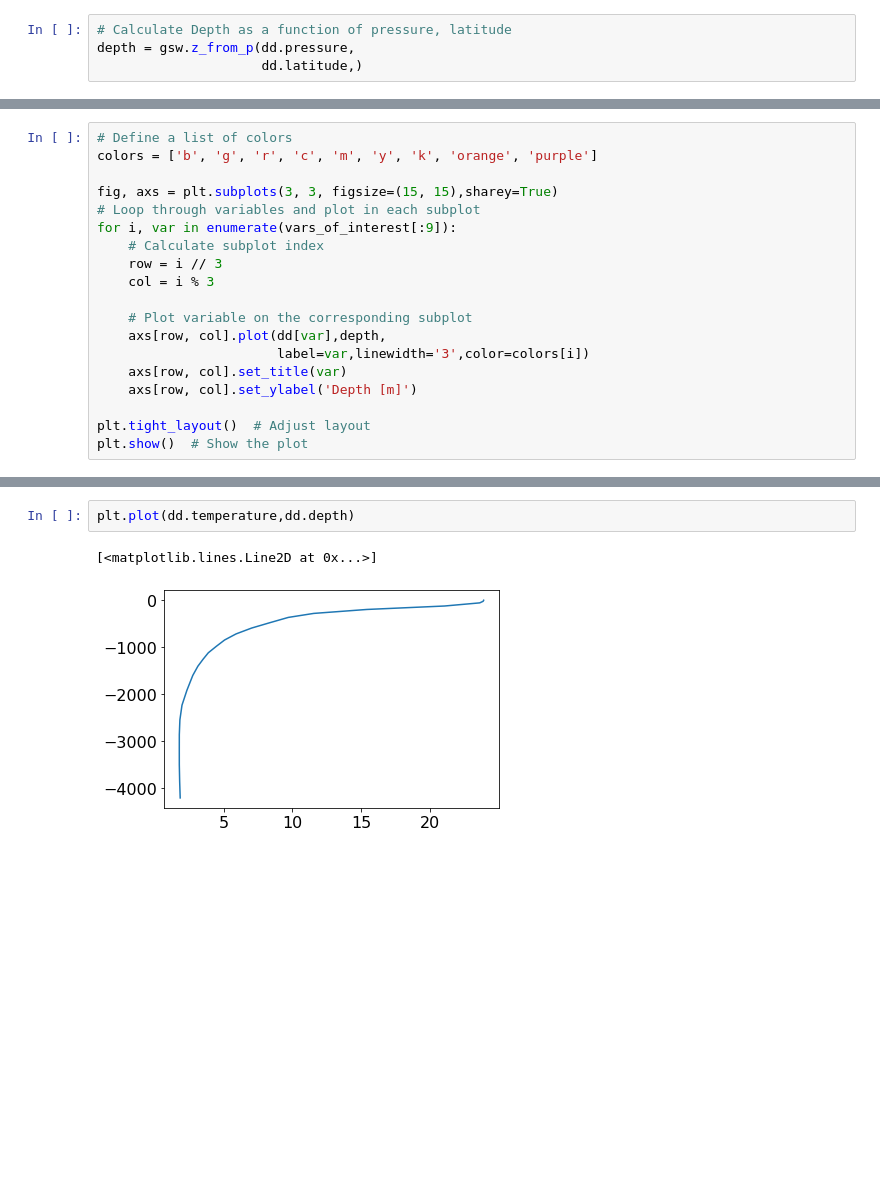
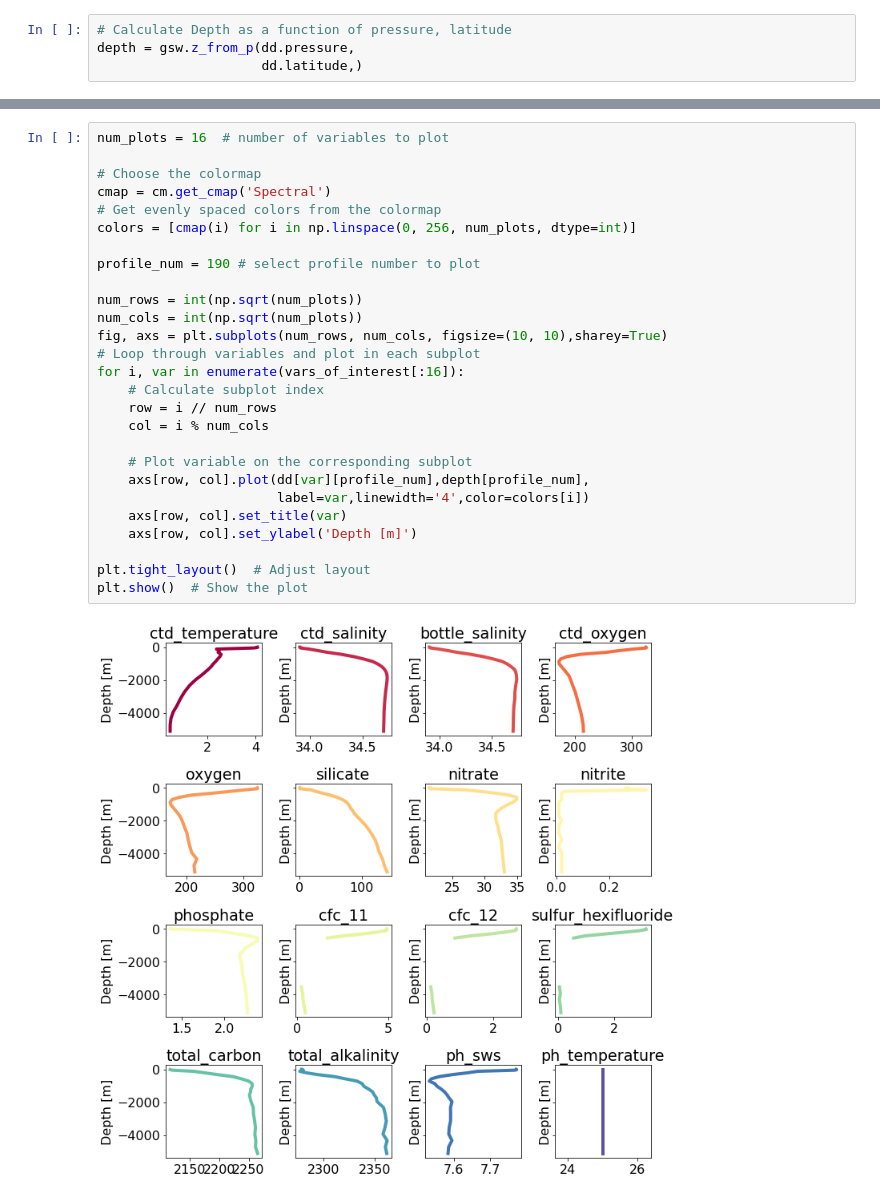
Before and after one commit to cchdo/demo_notebooks, a Jupyter notebook: explore_go-ship_bottle.ipynb, the cells around one changed output, grey strips where cells are left out. Drawn from its saved outputs; the diff is of its cells as text; blank space fills up the shorter version.

```diff
--- a/explore_go-ship_bottle.ipynb
+++ b/explore_go-ship_bottle.ipynb
@@ -66,19 +72,0 @@ depth = gsw.z_from_p(dd.pressure,
-# %%
-# Define a list of colors
-colors = ['b', 'g', 'r', 'c', 'm', 'y', 'k', 'orange', 'purple']
-
-fig, axs = plt.subplots(3, 3, figsize=(15, 15),sharey=True)
-# Loop through variables and plot in each subplot
-for i, var in enumerate(vars_of_interest[:9]):
-    # Calculate subplot index
-    row = i // 3
-    col = i % 3
-
-    # Plot variable on the corresponding subplot
-    axs[row, col].plot(dd[var],depth,
-                       label=var,linewidth='3',color=colors[i])
-    axs[row, col].set_title(var)
-    axs[row, col].set_ylabel('Depth [m]')
-
-plt.tight_layout()  # Adjust layout
-plt.show()  # Show the plot
@@ -87,5 +73,29 @@ plt.show()  # Show the plot
-# %%
-plt.plot(dd.temperature,dd.depth)
-# %% [output]
-[<matplotlib.lines.Line2D at 0x...>]
-[figure, removed]
+# %%
+num_plots = 16  # number of variables to plot
+
+# Choose the colormap
+cmap = cm.get_cmap('Spectral')
+# Get evenly spaced colors from the colormap
+colors = [cmap(i) for i in np.linspace(0, 256, num_plots, dtype=int)]
+
+profile_num = 190 # select profile number to plot
+
+num_rows = int(np.sqrt(num_plots))
+num_cols = int(np.sqrt(num_plots))
+fig, axs = plt.subplots(num_rows, num_cols, figsize=(10, 10),sharey=True)
+# Loop through variables and plot in each subplot
+for i, var in enumerate(vars_of_interest[:16]):
+    # Calculate subplot index
+    row = i // num_rows
+    col = i % num_cols
+
+    # Plot variable on the corresponding subplot
+    axs[row, col].plot(dd[var][profile_num],depth[profile_num],
+                       label=var,linewidth='4',color=colors[i])
+    axs[row, col].set_title(var)
+    axs[row, col].set_ylabel('Depth [m]')
+
+plt.tight_layout()  # Adjust layout
+plt.show()  # Show the plot
+# %% [output]
+[figure, added]
```
Also changed, not shown: parts of 8 cells of this notebook.
